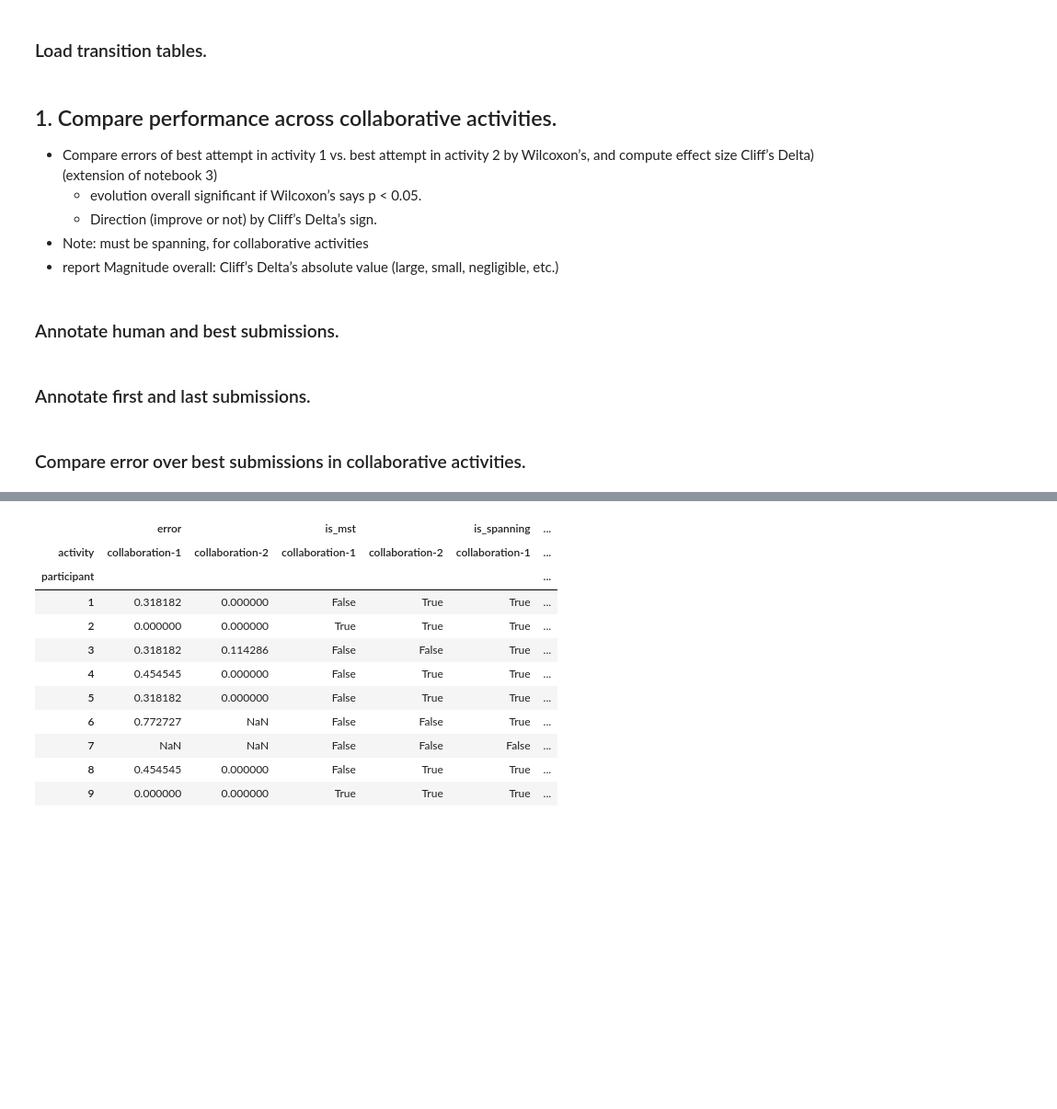
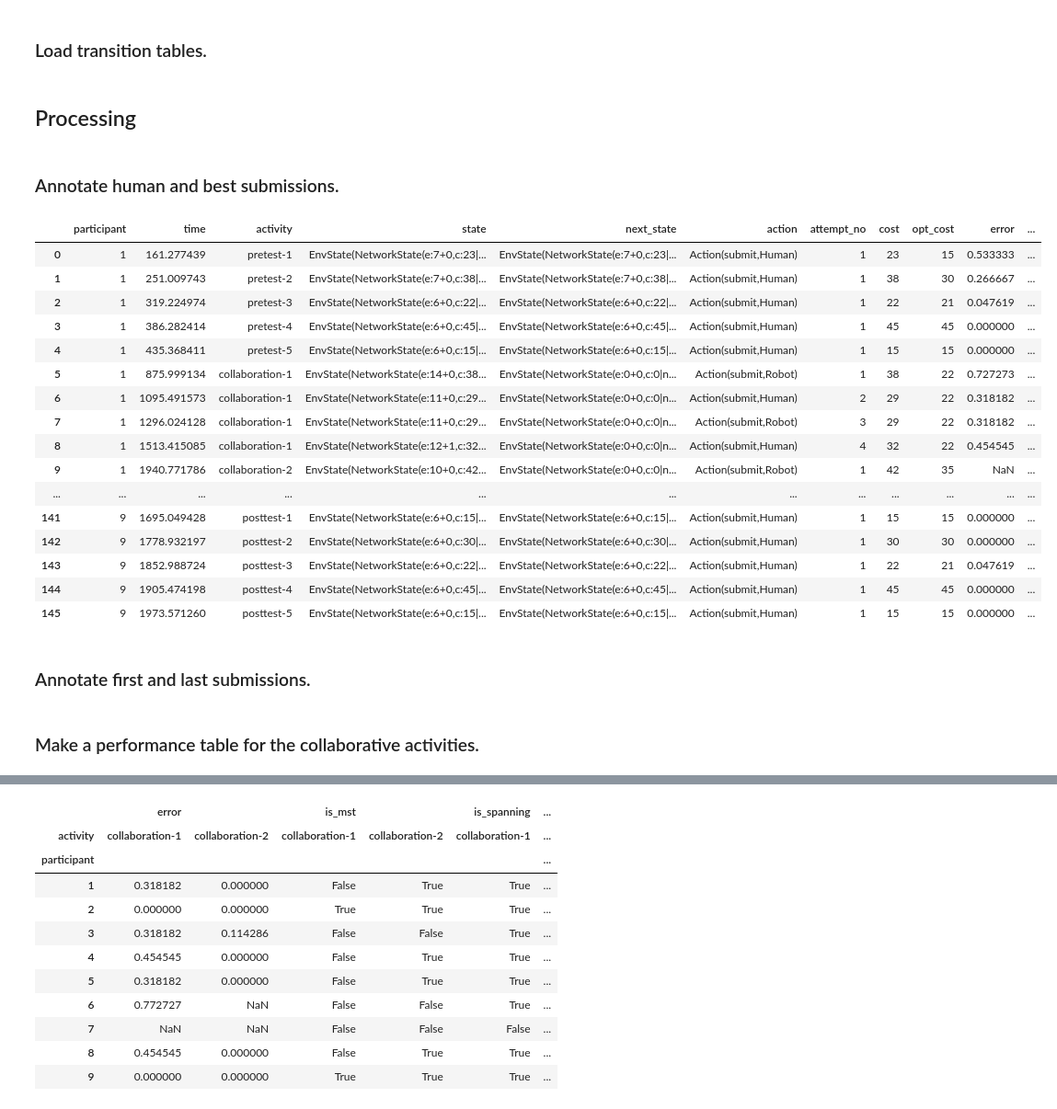
Before and after one commit to utku-norman/justhink-preexp-analysis, a Jupyter notebook: analysis/tools/4_RQ2_analyze_performance_over_time.ipynb, the cells around one changed output, grey strips where cells are left out. Shown: that part at 92% size. Cells and saved outputs as stored; diff of their text form; code cells hidden in the pictures; blank space fills up the shorter version.

```diff
--- a/analysis/tools/4_RQ2_analyze_performance_over_time.ipynb
+++ b/analysis/tools/4_RQ2_analyze_performance_over_time.ipynb
@@ -68,14 +79,8 @@ with transitions_pickle_file.open('rb') as handle:
 # df = transitions[9]
 # df = df.loc[df['activity'] == 'collaboration-2']
 # df.head()
-# %% [markdown]
-## 1. Compare performance across collaborative activities.
-
-- Compare errors of best attempt in activity 1 vs. best attempt in activity 2 by Wilcoxon’s, and compute effect size Cliff’s Delta) (extension of notebook 3)
-    - evolution overall significant if Wilcoxon’s says p < 0.05.
-    - Direction (improve or not) by Cliff’s Delta’s sign.
-- Note: must be spanning, for collaborative activities
-- report Magnitude overall: Cliff’s Delta’s absolute value (large, small, negligible, etc.)
+# %% [markdown]
+## Processing
 # %% [markdown]
 ### Annotate human and best submissions.
 # %%
@@ -101,6 +106,26 @@ for i, row in submissions_df.iterrows():
 
 
 # submissions_df.head()
+# %%
+submissions_df
+# %% [output]
+|  | participant | time | activity | state | next_state | action | attempt_no | cost | opt_cost | error | ... |
+| 0 | 1 | 161.277439 | pretest-1 | EnvState(NetworkState(e:7+0,c:23|... | EnvState(NetworkState(e:7+0,c:23|... | Action(submit,Human) | 1 | 23 | 15 | 0.533333 | ... |
+| 1 | 1 | 251.009743 | pretest-2 | EnvState(NetworkState(e:7+0,c:38|... | EnvState(NetworkState(e:7+0,c:38|... | Action(submit,Human) | 1 | 38 | 30 | 0.266667 | ... |
+| 2 | 1 | 319.224974 | pretest-3 | EnvState(NetworkState(e:6+0,c:22|... | EnvState(NetworkState(e:6+0,c:22|... | Action(submit,Human) | 1 | 22 | 21 | 0.047619 | ... |
+| 3 | 1 | 386.282414 | pretest-4 | EnvState(NetworkState(e:6+0,c:45|... | EnvState(NetworkState(e:6+0,c:45|... | Action(submit,Human) | 1 | 45 | 45 | 0.000000 | ... |
+| 4 | 1 | 435.368411 | pretest-5 | EnvState(NetworkState(e:6+0,c:15|... | EnvState(NetworkState(e:6+0,c:15|... | Action(submit,Human) | 1 | 15 | 15 | 0.000000 | ... |
+| 5 | 1 | 875.999134 | collaboration-1 | EnvState(NetworkState(e:14+0,c:38... | EnvState(NetworkState(e:0+0,c:0|n... | Action(submit,Robot) | 1 | 38 | 22 | 0.727273 | ... |
+| 6 | 1 | 1095.491573 | collaboration-1 | EnvState(NetworkState(e:11+0,c:29... | EnvState(NetworkState(e:0+0,c:0|n... | Action(submit,Human) | 2 | 29 | 22 | 0.318182 | ... |
+| 7 | 1 | 1296.024128 | collaboration-1 | EnvState(NetworkState(e:11+0,c:29... | EnvState(NetworkState(e:0+0,c:0|n... | Action(submit,Robot) | 3 | 29 | 22 | 0.318182 | ... |
+| 8 | 1 | 1513.415085 | collaboration-1 | EnvState(NetworkState(e:12+1,c:32... | EnvState(NetworkState(e:0+0,c:0|n... | Action(submit,Human) | 4 | 32 | 22 | 0.454545 | ... |
+| 9 | 1 | 1940.771786 | collaboration-2 | EnvState(NetworkState(e:10+0,c:42... | EnvState(NetworkState(e:0+0,c:0|n... | Action(submit,Robot) | 1 | 42 | 35 | NaN | ... |
+| ... | ... | ... | ... | ... | ... | ... | ... | ... | ... | ... | ... |
+| 141 | 9 | 1695.049428 | posttest-1 | EnvState(NetworkState(e:6+0,c:15|... | EnvState(NetworkState(e:6+0,c:15|... | Action(submit,Human) | 1 | 15 | 15 | 0.000000 | ... |
+| 142 | 9 | 1778.932197 | posttest-2 | EnvState(NetworkState(e:6+0,c:30|... | EnvState(NetworkState(e:6+0,c:30|... | Action(submit,Human) | 1 | 30 | 30 | 0.000000 | ... |
+| 143 | 9 | 1852.988724 | posttest-3 | EnvState(NetworkState(e:6+0,c:22|... | EnvState(NetworkState(e:6+0,c:22|... | Action(submit,Human) | 1 | 22 | 21 | 0.047619 | ... |
+| 144 | 9 | 1905.474198 | posttest-4 | EnvState(NetworkState(e:6+0,c:45|... | EnvState(NetworkState(e:6+0,c:45|... | Action(submit,Human) | 1 | 45 | 45 | 0.000000 | ... |
+| 145 | 9 | 1973.571260 | posttest-5 | EnvState(NetworkState(e:6+0,c:15|... | EnvState(NetworkState(e:6+0,c:15|... | Action(submit,Human) | 1 | 15 | 15 | 0.000000 | ... |
 # %% [markdown]
 ### Annotate first and last submissions.
 # %%
@@ -120,5 +145,5 @@ for p in submissions_df.participant.unique():
 
         max_index = dff.index[-1]
         submissions_df.loc[max_index, 'is_last'] = True
-# %% [markdown]
-### Compare error over best submissions in collaborative activities.
+# %% [markdown]
+### Make a performance table for the collaborative activities.
```
Also changed, not shown: parts of 41 cells of this notebook, 16 other files.
